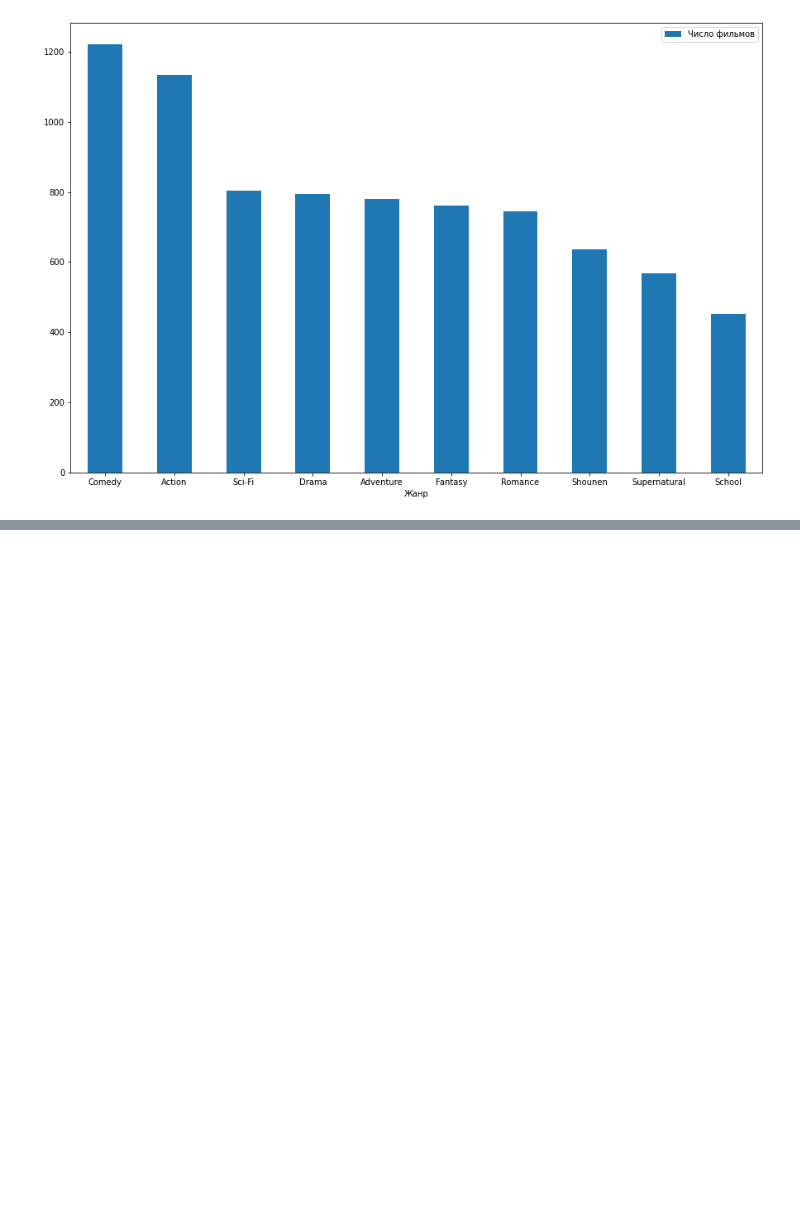
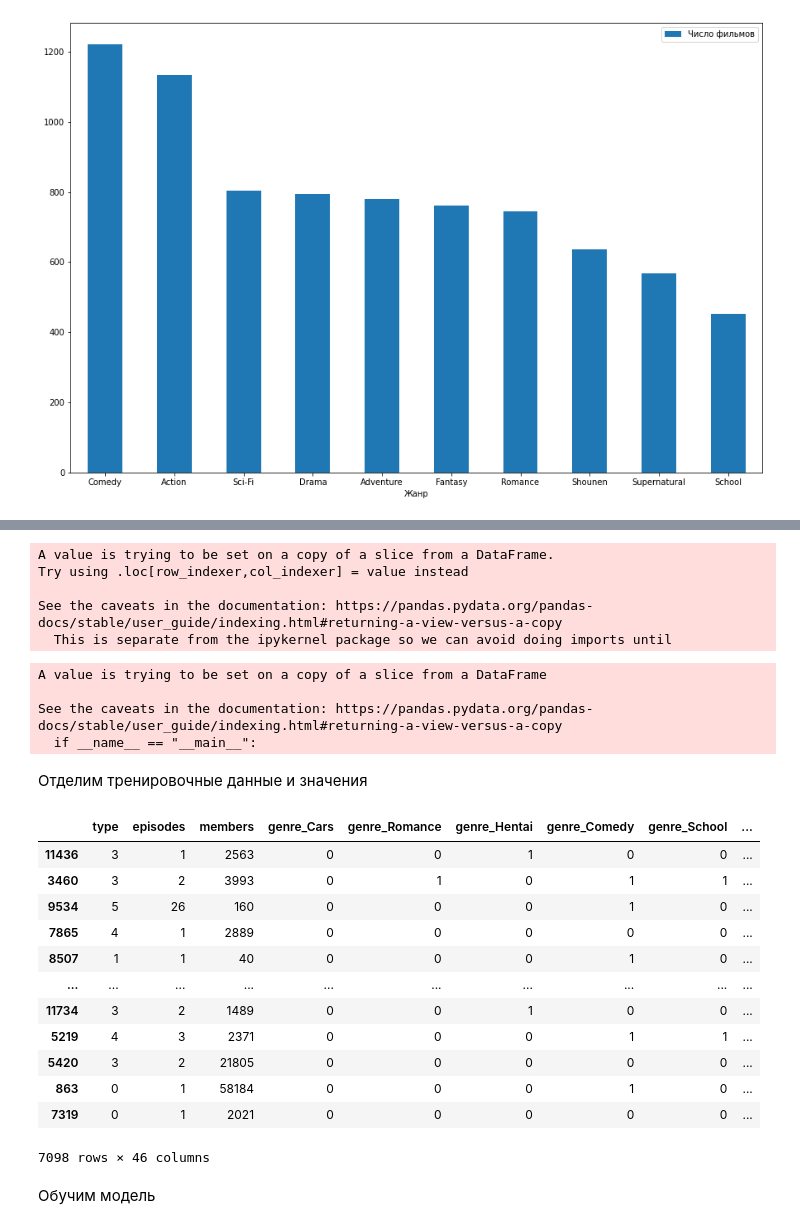
Before and after one commit to sashafromlibertalia/anime-analysis, a Jupyter notebook: anime-analysis.ipynb, the cells around one changed output, grey strips where cells are left out. Drawn from its saved outputs; the diff is of its cells as text; code cells hidden in the pictures; blank space fills up the shorter version.

Commit message:
Kaggle Notebook | Anime Analysis | Version 3

```diff
--- a/anime-analysis.ipynb
+++ b/anime-analysis.ipynb
@@ -114,0 +128,56 @@ mean_df
+# %%
+anime_df = anime
+anime_df = anime_df.dropna()
+anime_df['genre'] = anime_df['genre'].agg(lambda x: x.split(', '))
+anime_df = anime_df[anime_df["episodes"].str.contains("Unknown") == False]
+# %% [output]
+A value is trying to be set on a copy of a slice from a DataFrame.
+Try using .loc[row_indexer,col_indexer] = value instead
+
+See the caveats in the documentation: https://pandas.pydata.org/pandas-docs/stable/user_guide/indexing.html#returning-a-view-versus-a-copy
+  This is separate from the ipykernel package so we can avoid doing imports until
+# %%
+type_data = list(set(anime_df['type'].values))
+labelencoder = LabelEncoder()
+anime_df['type'] = labelencoder.fit_transform(anime_df['type'])
+# %%
+genre_columns = list(map(lambda x: 'genre_' + x, genre_list)) ## Создадим отдельный столбец для каждого жанра
+
+for genre in genre_columns:
+    anime_df[genre] = 0
+
+for i, v in enumerate(anime_df['genre'].values):
+    for genre in genre_list:
+        if genre in v:
+            anime_df['genre_' + genre][i] = 1 ## Укажем принадлежность к жанру в нужной ячейке
+
+anime_df = anime_df.drop('genre', axis=1) ## Избавимся от лишнего столбца
+# %% [output]
+A value is trying to be set on a copy of a slice from a DataFrame
+
+See the caveats in the documentation: https://pandas.pydata.org/pandas-docs/stable/user_guide/indexing.html#returning-a-view-versus-a-copy
+  if __name__ == "__main__":
+# %% [markdown]
+Отделим тренировочные данные и значения
+# %%
+y = anime_df[target_variable_name]
+X = anime_df.drop(target_variable_name, axis=1)[['type', 'episodes', 'members'] + genre_columns]
+X_train, X_test, y_train, y_test = train_test_split(X, y, test_size=0.4, random_state=42)
+# %%
+X_train
+# %% [output]
+|  | type | episodes | members | genre_Cars | genre_Romance | genre_Hentai | genre_Comedy | genre_School | ... |
+| 11436 | 3 | 1 | 2563 | 0 | 0 | 1 | 0 | 0 | ... |
+| 3460 | 3 | 2 | 3993 | 0 | 1 | 0 | 1 | 1 | ... |
+| 9534 | 5 | 26 | 160 | 0 | 0 | 0 | 1 | 0 | ... |
+| 7865 | 4 | 1 | 2889 | 0 | 0 | 0 | 0 | 0 | ... |
+| 8507 | 1 | 1 | 40 | 0 | 0 | 0 | 1 | 0 | ... |
+| ... | ... | ... | ... | ... | ... | ... | ... | ... | ... |
+| 11734 | 3 | 2 | 1489 | 0 | 0 | 1 | 0 | 0 | ... |
+| 5219 | 4 | 3 | 2371 | 0 | 0 | 0 | 1 | 1 | ... |
+| 5420 | 3 | 2 | 21805 | 0 | 0 | 0 | 0 | 0 | ... |
+| 863 | 0 | 1 | 58184 | 0 | 0 | 0 | 1 | 0 | ... |
+| 7319 | 0 | 1 | 2021 | 0 | 0 | 0 | 0 | 0 | ... |
+7098 rows × 46 columns
+# %% [markdown]
+Обучим модель
```
Also changed, not shown: parts of 16 cells of this notebook.
